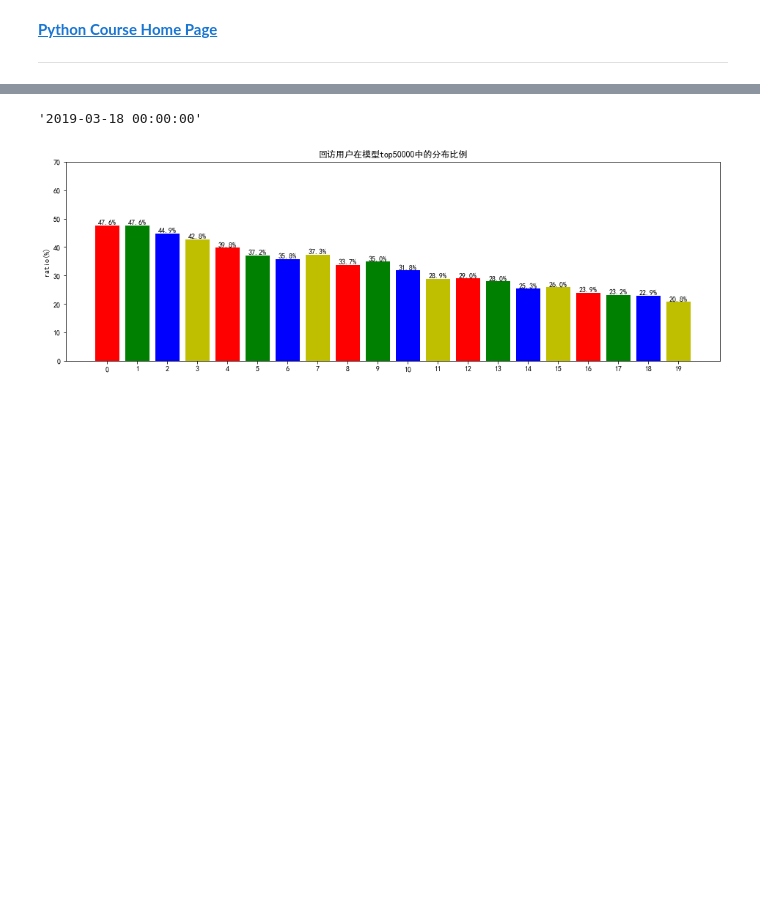
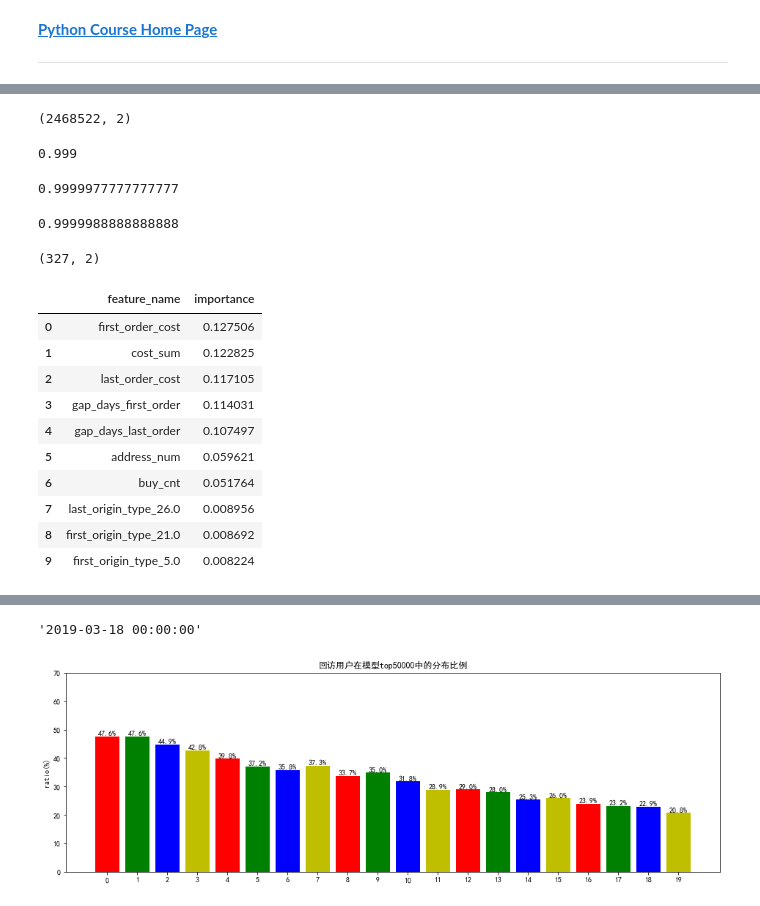
Before and after one commit to tusonggao/jupyter_notebook_dir, a Jupyter notebook: small_test.ipynb, the cells around one changed output, grey strips where cells are left out. Drawn from its saved outputs; the diff is of its cells as text; code cells hidden in the pictures; blank space fills up the shorter version.

```diff
--- a/small_test.ipynb
+++ b/small_test.ipynb
@@ -21,0 +121,49 @@ config_dir['check_duration_by_day']
+# %%
+df111 = pd.read_csv('F:/model_upload/model_outcome_formated.csv_bakup_2019-03-22')
+df111.shape
+# data = {'file': file_read}
+# %% [output]
+(2468522, 2)
+# %%
+round(0.9991111, 3)
+# %% [output]
+0.999
+# %%
+df111['possibility'].iloc[1]
+# %% [output]
+0.9999977777777777
+# %%
+# outcome['99C0972D-B1EC-4000-824F-462791D433F']
+outcome_all['99C0972D-B1EC-4000-824F-462791D433F7']
+# %% [output]
+0.9999988888888888
+# %%
+def show_features_importance_bar(features, feature_importance):
+    plt.figure(figsize=(25, 6))
+    #plt.yscale('log', nonposy='clip')
+    plt.bar(range(len(feature_importance)), feature_importance, align='center')
+    plt.xticks(range(len(feature_importance)), features, rotation='vertical')
+    plt.title('Feature importance')
+    plt.ylabel('Importance')
+    plt.xlabel('Features')
+    plt.tight_layout()
+    plt.show()
+
+df = pd.read_csv('F:/model_upload/lgb_feat_importance_split.csv')
+df.shape
+# %% [output]
+(327, 2)
+# %%
+df.head(10)
+# %% [output]
+|  | feature_name | importance |
+| 0 | first_order_cost | 0.127506 |
+| 1 | cost_sum | 0.122825 |
+| 2 | last_order_cost | 0.117105 |
+| 3 | gap_days_first_order | 0.114031 |
+| 4 | gap_days_last_order | 0.107497 |
+| 5 | address_num | 0.059621 |
+| 6 | buy_cnt | 0.051764 |
+| 7 | last_origin_type_26.0 | 0.008956 |
+| 8 | first_origin_type_21.0 | 0.008692 |
+| 9 | first_origin_type_5.0 | 0.008224 |
```
Also changed, not shown: parts of 9 cells of this notebook.
